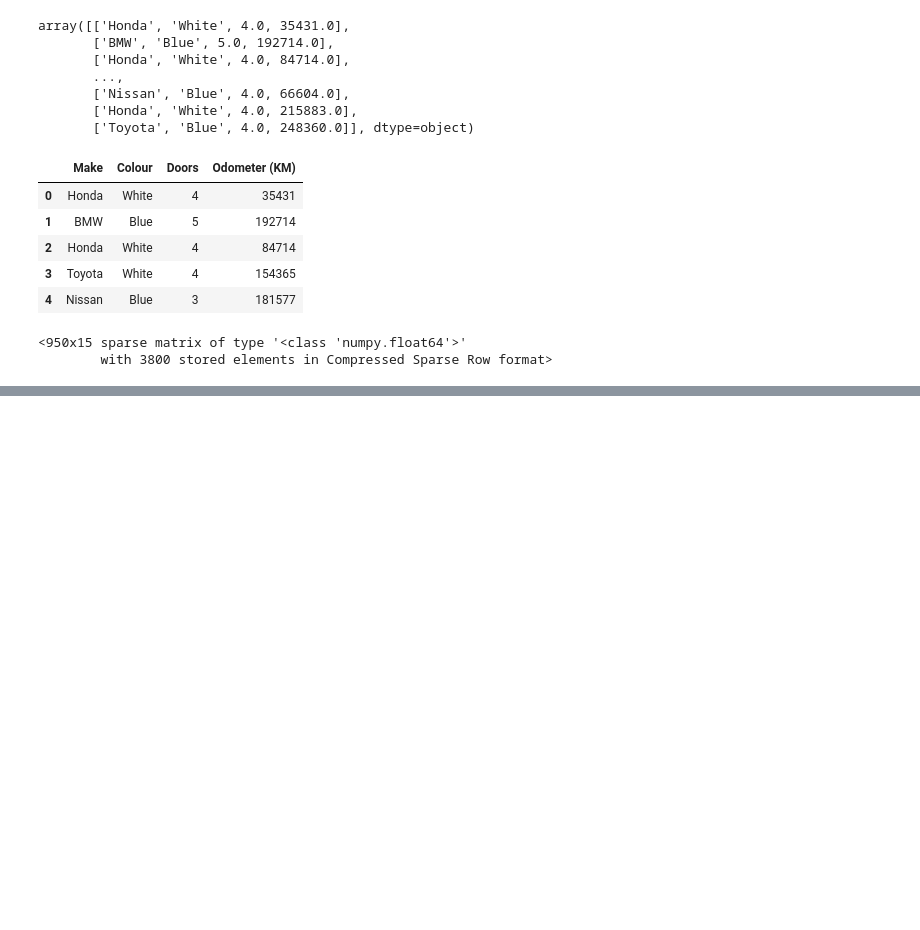
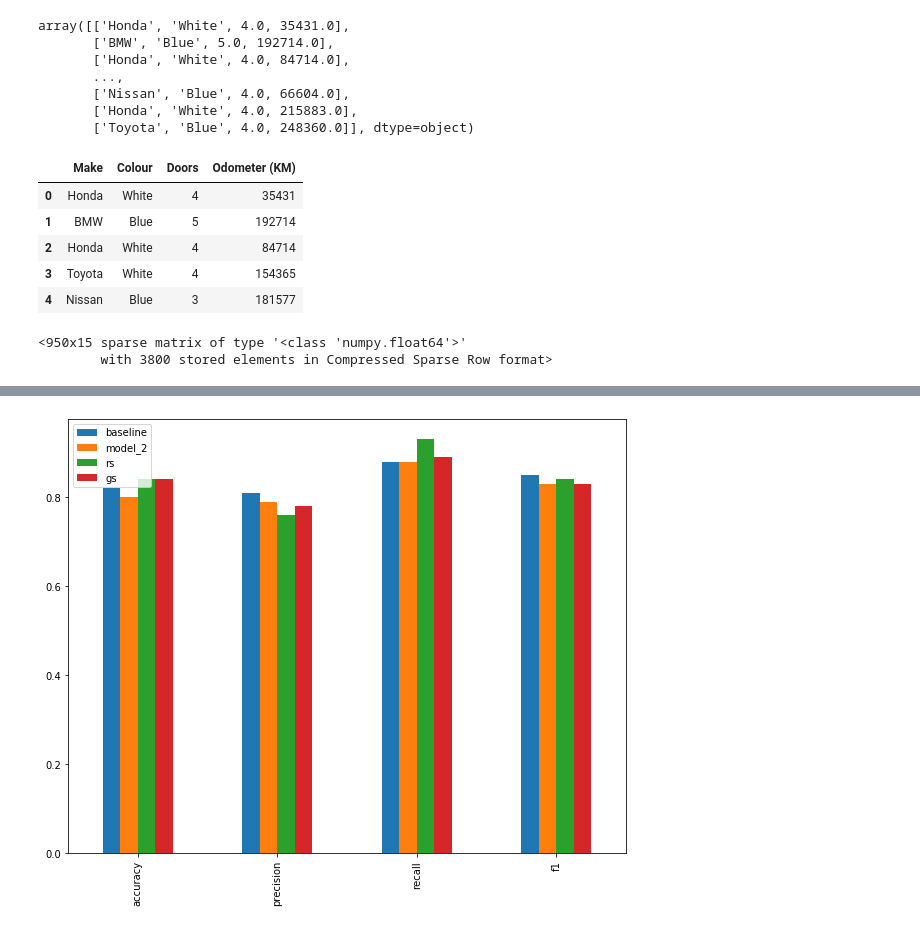
Before and after one commit to Tenesh/machine_learning, a Jupyter notebook: scikit/Scikit_Intro.ipynb, the cells around one changed output, grey strips where cells are left out. Cells and saved outputs as stored; diff of their text form; code cells hidden in the pictures; blank space fills up the shorter version.

```diff
--- a/scikit/Scikit_Intro.ipynb
+++ b/scikit/Scikit_Intro.ipynb
@@ -464,0 +1540,27 @@ transformed_X
+# %%
+grid_2 = {'max_depth': [20 ,30],
+         'max_features': ['auto', 'sqrt'],
+         'min_samples_leaf': [4],
+         'min_samples_split': [4],
+         'n_estimators': [100, 200, 500]}
+# %%
+from sklearn.model_selection import GridSearchCV, train_test_split
+
+np.random.seed(42)
+# Split into X and Y
+X = heart_disease_shuffled.drop("target", axis=1)
+y = heart_disease_shuffled["target"]
+
+# Split the data into train, validation and test sets
+X_train, X_test, y_train, y_test = train_test_split(X, y, test_size=0.2)
+
+# Instantiate Random Forest Classifier
+model = RandomForestClassifier(n_jobs=None)
+
+# Setup RandomizedSearchCV
+gs_model = GridSearchCV(estimator=model,
+                             param_grid=grid_2,
+                             cv=5,
+                             verbose=2)
+# Fit the GridSearchCVmodel
+gs_model.fit(X_train, y_train);
@@ -464,0 +1600,6 @@ transformed_X
+# %%
+# Make predictions with best hyperparameters
+gs_y_preds =gs_model.predict(X_test)
+
+# Evaluate the predictions
+gs_metrics = evaluate_preds(y_test, gs_y_preds)
@@ -464,0 +1613,9 @@ transformed_X
+# %%
+compare_metrics = pd.DataFrame({
+    "baseline": baseline_metrics,
+    "model_2": model_2_metrics,
+    "rs": rs_metrics,
+    "gs": gs_metrics,
+})
+
+compare_metrics
@@ -464,0 +1628,4 @@ transformed_X
+# %%
+compare_metrics.plot.bar(figsize=(10,8));
+# %% [output]
+[figure, added]
```
Also changed, not shown: parts of 121 cells of this notebook, 6 other files.
